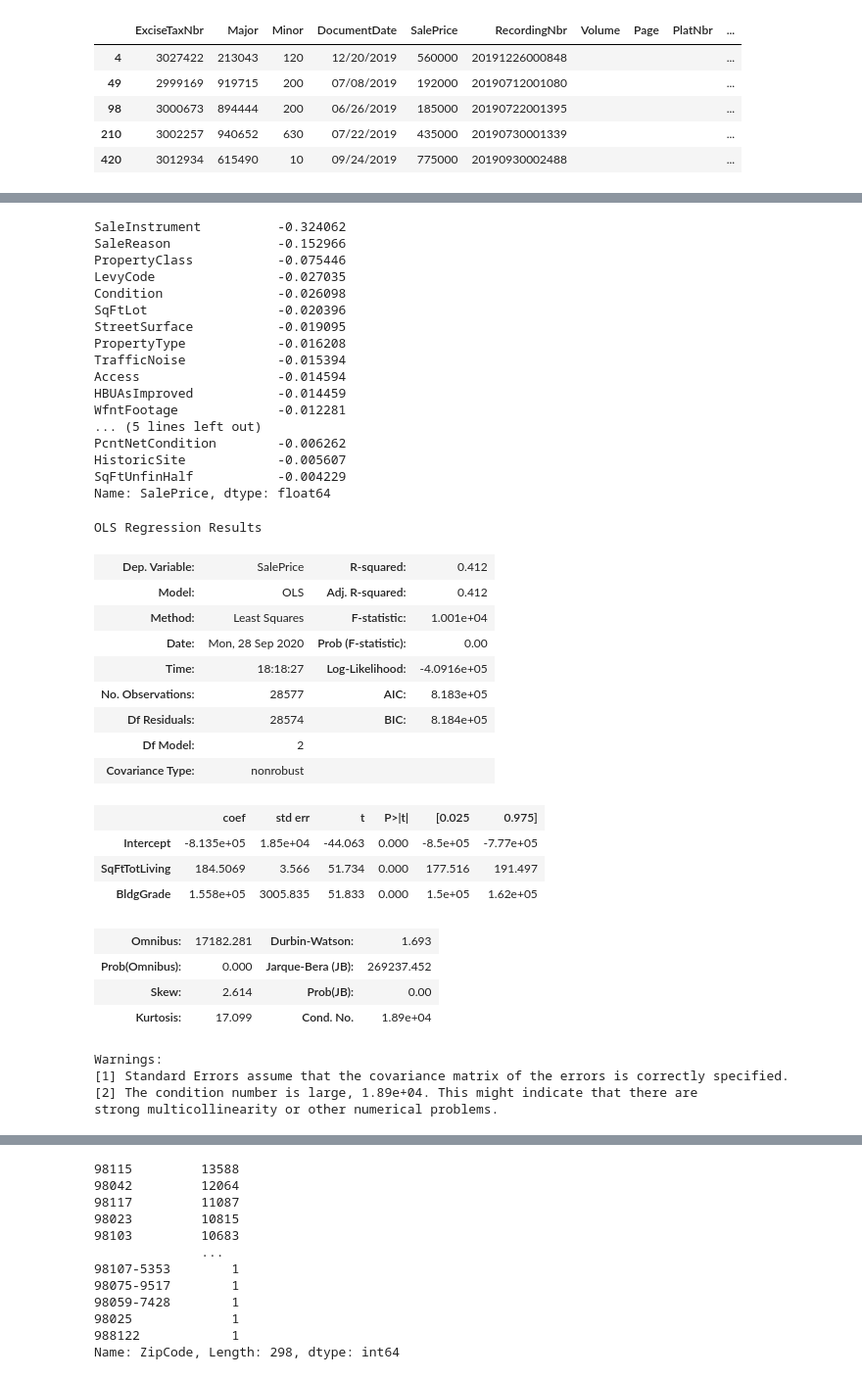
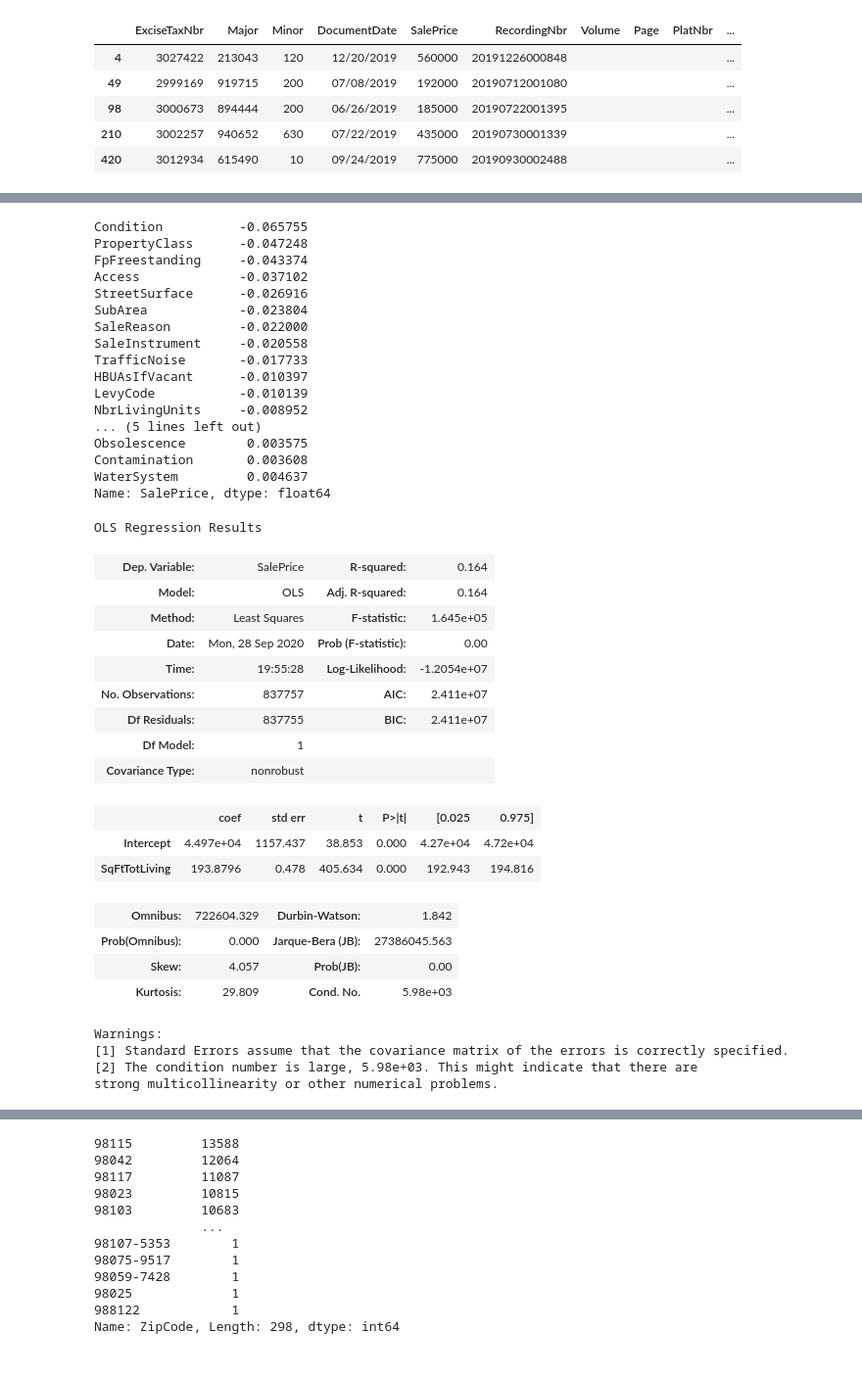
Before and after one commit to Jaccomando/phase_2_project_chicago-sf-seattle-ds-082420, a Jupyter notebook: exploratory/josh_and_reuban_eda.ipynb, the cells around one changed output, grey strips where cells are left out. Shown at 98% size. Drawn from its saved outputs; the diff is of its cells as text; code cells hidden in the pictures.

```diff
--- a/exploratory/josh_and_reuban_eda.ipynb
+++ b/exploratory/josh_and_reuban_eda.ipynb
@@ -10,12 +10,16 @@ import statsmodels.formula.api as smf
 %matplotlib inline
 pd.set_option('display.max_columns', None)
 # %%
-salespath = r'C:\Users\caell\flatiron\projects\phase_2_project\phase_2_project_chicago-sf-seattle-ds-082420\data\EXTR_RPSale.csv'
-parcelpath = r'C:\Users\caell\flatiron\projects\phase_2_project\phase_2_project_chicago-sf-seattle-ds-082420\data\EXTR_Parcel.csv'
-residentialpath = r'C:\Users\caell\flatiron\projects\phase_2_project\phase_2_project_chicago-sf-seattle-ds-082420\data\EXTR_ResBldg.csv'
-sales = pd.read_csv(salespath, encoding = 'ISO-8859-1')
+# salespath = r'C:\Users\caell\flatiron\projects\phase_2_project\phase_2_project_chicago-sf-seattle-ds-082420\data\EXTR_RPSale.csv'
+# parcelpath = r'C:\Users\caell\flatiron\projects\phase_2_project\phase_2_project_chicago-sf-seattle-ds-082420\data\EXTR_Parcel.csv'
+# residentialpath = r'C:\Users\caell\flatiron\projects\phase_2_project\phase_2_project_chicago-sf-seattle-ds-082420\data\EXTR_ResBldg.csv'
+# sales = pd.read_csv(salespath, encoding = 'ISO-8859-1')
 #parcels = pd.read_csv(parcelpath, encoding = 'ISO-8859-1')
 #residences = pd.read_csv(residentialpath, encoding = 'ISO-8859-1')
+
+sales = pd.read_csv('../data/EXTR_RPSale.csv', encoding = 'ISO-8859-1')
+residences = pd.read_csv('../data/EXTR_ResBldg.csv', encoding = 'ISO-8859-1')
+parcels = pd.read_csv('../data/EXTR_Parcel.csv', encoding = 'ISO-8859-1')
 # %%
 sales = sales[sales['DocumentDate'].astype(str).str.endswith('2019')]
 sales.head()
@@ -78,47 +82,46 @@ Name: SalePrice, dtype: float64
 # %%
 low_corrs
 # %% [output]
-SaleInstrument          -0.324062
-SaleReason              -0.152966
-PropertyClass           -0.075446
-LevyCode                -0.027035
-Condition               -0.026098
-SqFtLot                 -0.020396
-StreetSurface           -0.019095
-PropertyType            -0.016208
-TrafficNoise            -0.015394
-Access                  -0.014594
-HBUAsImproved           -0.014459
-WfntFootage             -0.012281
+Condition          -0.065755
+PropertyClass      -0.047248
+FpFreestanding     -0.043374
+Access             -0.037102
+StreetSurface      -0.026916
+SubArea            -0.023804
+SaleReason         -0.022000
+SaleInstrument     -0.020558
+TrafficNoise       -0.017733
+HBUAsIfVacant      -0.010397
+LevyCode           -0.010139
+NbrLivingUnits     -0.008952
 ... (5 lines left out)
-PcntNetCondition        -0.006262
-HistoricSite            -0.005607
-SqFtUnfinHalf           -0.004229
+Obsolescence        0.003575
+Contamination       0.003608
+WaterSystem         0.004637
 Name: SalePrice, dtype: float64
 # %%
-formula = 'SalePrice ~ SqFtTotLiving + BldgGrade'
+formula = 'SalePrice ~ SqFtTotLiving'
 model = smf.ols(formula = formula, data = combo).fit()
 model.summary()
 # %% [output]
 OLS Regression Results
-| Dep. Variable: | SalePrice | R-squared: | 0.412 |
-| Model: | OLS | Adj. R-squared: | 0.412 |
-| Method: | Least Squares | F-statistic: | 1.001e+04 |
+| Dep. Variable: | SalePrice | R-squared: | 0.164 |
+| Model: | OLS | Adj. R-squared: | 0.164 |
+| Method: | Least Squares | F-statistic: | 1.645e+05 |
 | Date: | Mon, 28 Sep 2020 | Prob (F-statistic): | 0.00 |
-| Time: | 18:18:27 | Log-Likelihood: | -4.0916e+05 |
-| No. Observations: | 28577 | AIC: | 8.183e+05 |
-| Df Residuals: | 28574 | BIC: | 8.184e+05 |
-| Df Model: | 2 |  |  |
+| Time: | 19:55:28 | Log-Likelihood: | -1.2054e+07 |
+| No. Observations: | 837757 | AIC: | 2.411e+07 |
+| Df Residuals: | 837755 | BIC: | 2.411e+07 |
+| Df Model: | 1 |  |  |
 | Covariance Type: | nonrobust |  |  |
 |  | coef | std err | t | P>|t| | [0.025 | 0.975] |
-| Intercept | -8.135e+05 | 1.85e+04 | -44.063 | 0.000 | -8.5e+05 | -7.77e+05 |
-| SqFtTotLiving | 184.5069 | 3.566 | 51.734 | 0.000 | 177.516 | 191.497 |
-| BldgGrade | 1.558e+05 | 3005.835 | 51.833 | 0.000 | 1.5e+05 | 1.62e+05 |
+| Intercept | 4.497e+04 | 1157.437 | 38.853 | 0.000 | 4.27e+04 | 4.72e+04 |
+| SqFtTotLiving | 193.8796 | 0.478 | 405.634 | 0.000 | 192.943 | 194.816 |
-| Omnibus: | 17182.281 | Durbin-Watson: | 1.693 |
-| Prob(Omnibus): | 0.000 | Jarque-Bera (JB): | 269237.452 |
-| Skew: | 2.614 | Prob(JB): | 0.00 |
-| Kurtosis: | 17.099 | Cond. No. | 1.89e+04 |
+| Omnibus: | 722604.329 | Durbin-Watson: | 1.842 |
+| Prob(Omnibus): | 0.000 | Jarque-Bera (JB): | 27386045.563 |
+| Skew: | 4.057 | Prob(JB): | 0.00 |
+| Kurtosis: | 29.809 | Cond. No. | 5.98e+03 |
 Warnings:
 [1] Standard Errors assume that the covariance matrix of the errors is correctly specified.
-[2] The condition number is large, 1.89e+04. This might indicate that there are
+[2] The condition number is large, 5.98e+03. This might indicate that there are
 strong multicollinearity or other numerical problems.
```
Also changed, not shown: parts of 5 cells of this notebook.
